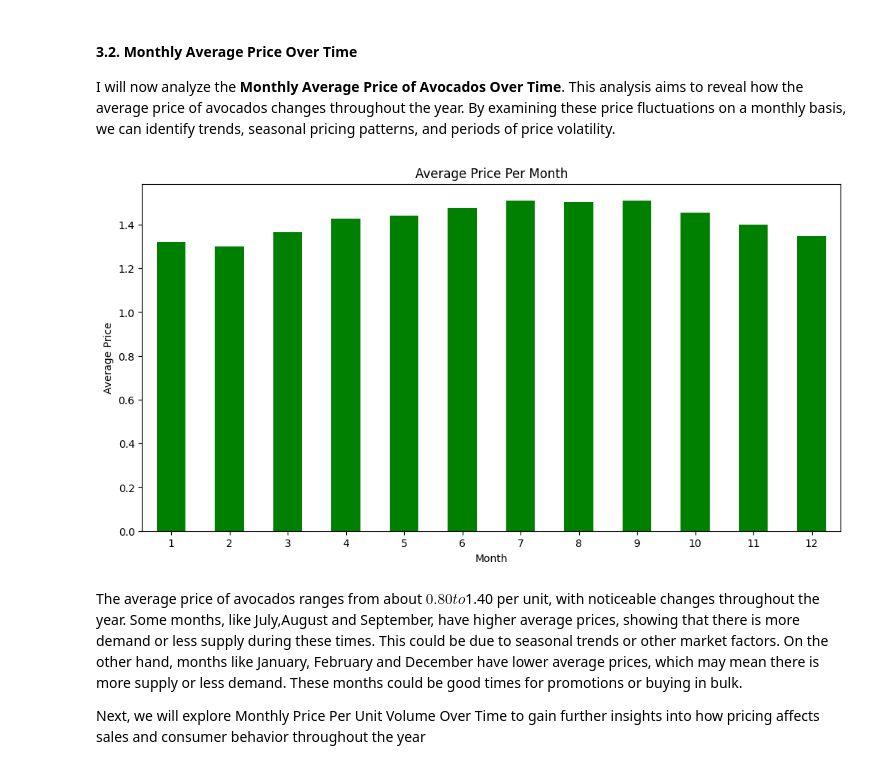
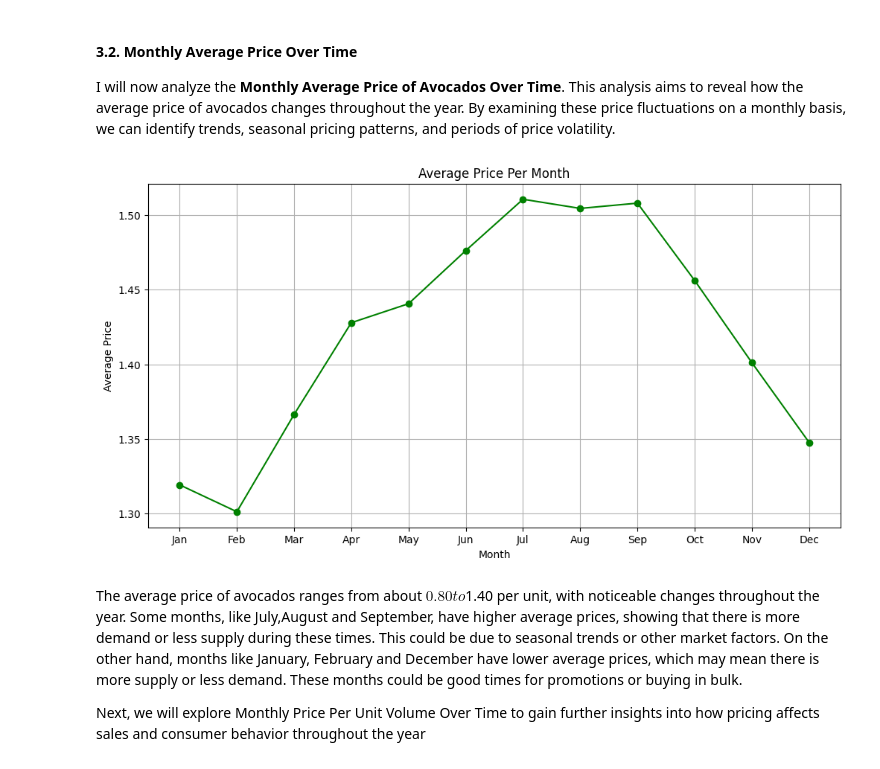
Before and after one commit to keneilweRangw/Mastering-Avocado-Prices, a Jupyter notebook: QCTO_Workplace_Module_K_Rangwaga.ipynb, the cells around one changed output. Drawn from its saved outputs; the diff is of its cells as text; code cells hidden in the pictures.

```diff
--- a/QCTO_Workplace_Module_K_Rangwaga.ipynb
+++ b/QCTO_Workplace_Module_K_Rangwaga.ipynb
@@ -671,18 +673,28 @@ On the other hand, low months like February and September demonstrate reduced sa
 
 I will now analyze the **Monthly Average Price of Avocados Over Time**. This analysis aims to reveal how the average price of avocados changes throughout the year. By examining these price fluctuations on a monthly basis, we can identify trends, seasonal pricing patterns, and periods of price volatility.
 # %%
-# Average Price per Month
+# Average Price per Month using a Line Graph
 plt.figure(figsize=(12, 6))
+
+# Group the data by 'Month' and calculate the mean 'AveragePrice'
 monthly_avg_price = df_clean.groupby('Month')['AveragePrice'].mean()
 
-monthly_avg_price.plot(kind='bar', color='green')
+# Plot a line graph
+monthly_avg_price.plot(color='green', marker='o', linestyle='-')  # Line with markers
+
+# Set title and labels
 plt.title('Average Price Per Month')
 plt.xlabel('Month')
 plt.ylabel('Average Price')
-plt.xticks(rotation=0)
+
+# Set x-ticks to represent the months clearly
+plt.xticks(ticks=range(1, 13), labels=['Jan', 'Feb', 'Mar', 'Apr', 'May', 'Jun', 'Jul', 'Aug', 'Sep', 'Oct', 'Nov', 'Dec'])
+
+# Show the plot
+plt.grid(True)  # Optional: add grid for easier reading of values
 plt.show()
 # %% [output]
-[figure, old version]
+[figure, new version]
 # %% [markdown]
 The average price of avocados ranges from about $0.80 to $1.40 per unit, with noticeable changes throughout the year. Some months, like July,August and September, have higher average prices, showing that there is more demand or less supply during these times. This could be due to seasonal trends or other market factors. On the other hand, months like January, February and December have lower average prices, which may mean there is more supply or less demand. These months could be good times for promotions or buying in bulk.
 
```
Also changed, not shown: parts of 75 cells of this notebook, 2 other files.
